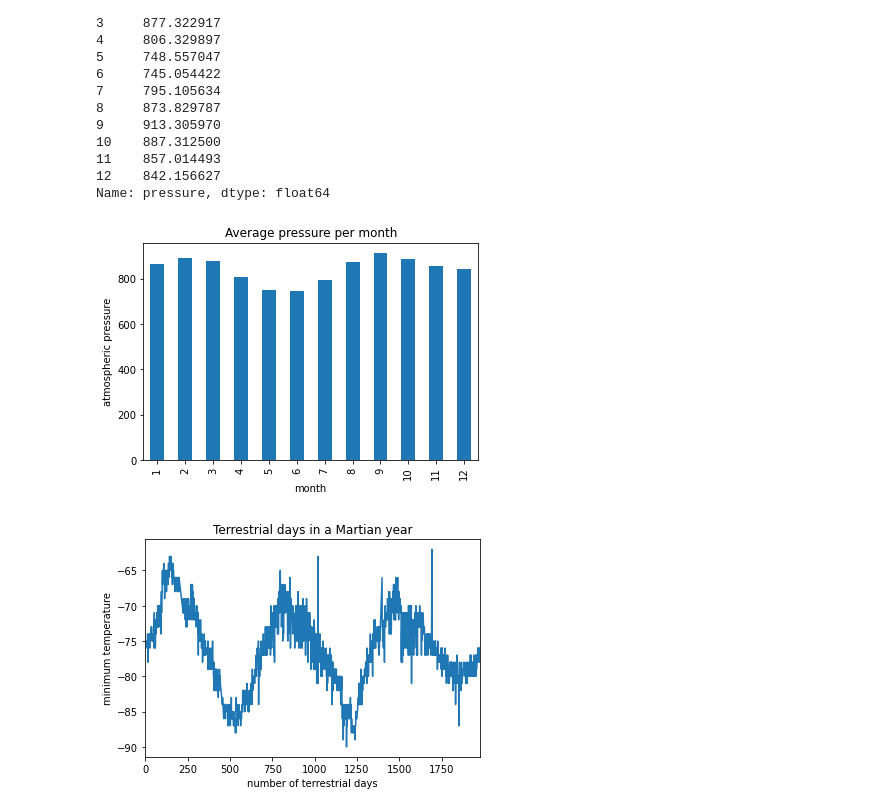
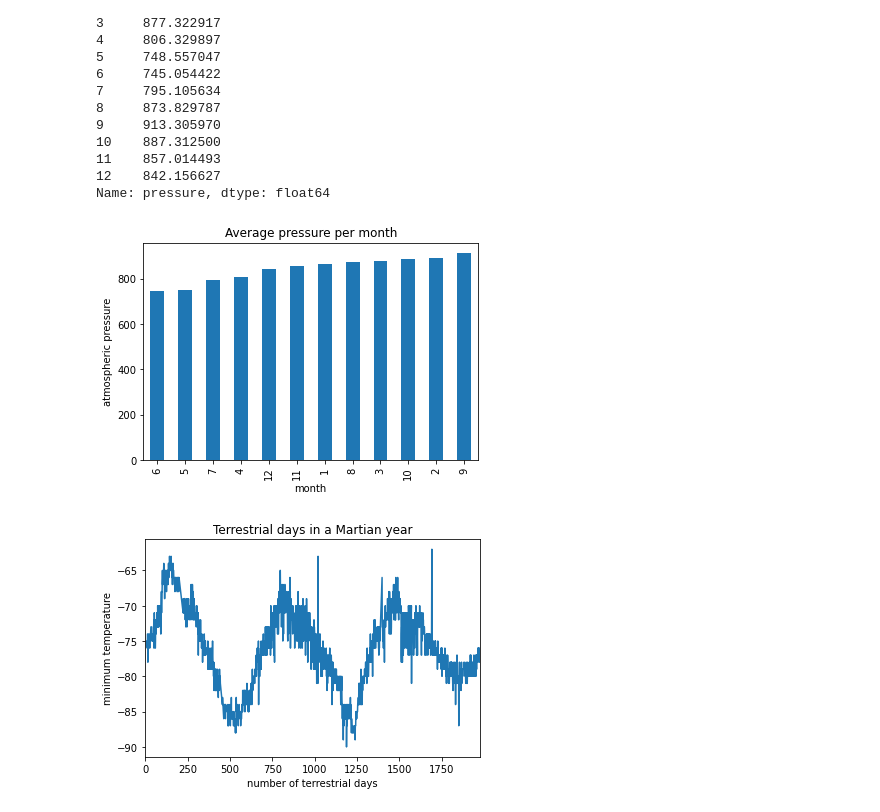
Before and after one commit to Martinezj93/Challenge-Data_Collection, a Jupyter notebook: part_2_mars_weather.ipynb, the cells around one changed output. Drawn from its saved outputs; the diff is of its cells as text; code cells hidden in the pictures.

```diff
--- a/part_2_mars_weather.ipynb
+++ b/part_2_mars_weather.ipynb
@@ -213,11 +213,13 @@ month
 Name: pressure, dtype: float64
 # %%
 # Plot the average pressure by month
-avg_pressure_plot = avg_pressure.plot(kind = "bar", title="Average pressure per month")
+avg_pressure_sorted = avg_pressure.sort_values()
+
+avg_pressure_plot = avg_pressure_sorted.plot(kind = "bar", title="Average pressure per month")
 avg_pressure_plot.set_ylabel("atmospheric pressure")
 plt.show()
 # %% [output]
-[figure, old version]
+[figure, new version]
 # %%
 # 5. How many terrestrial (earth) days are there in a Martian year?
 sol = mars_temp_df.sort_values('sol')
```
